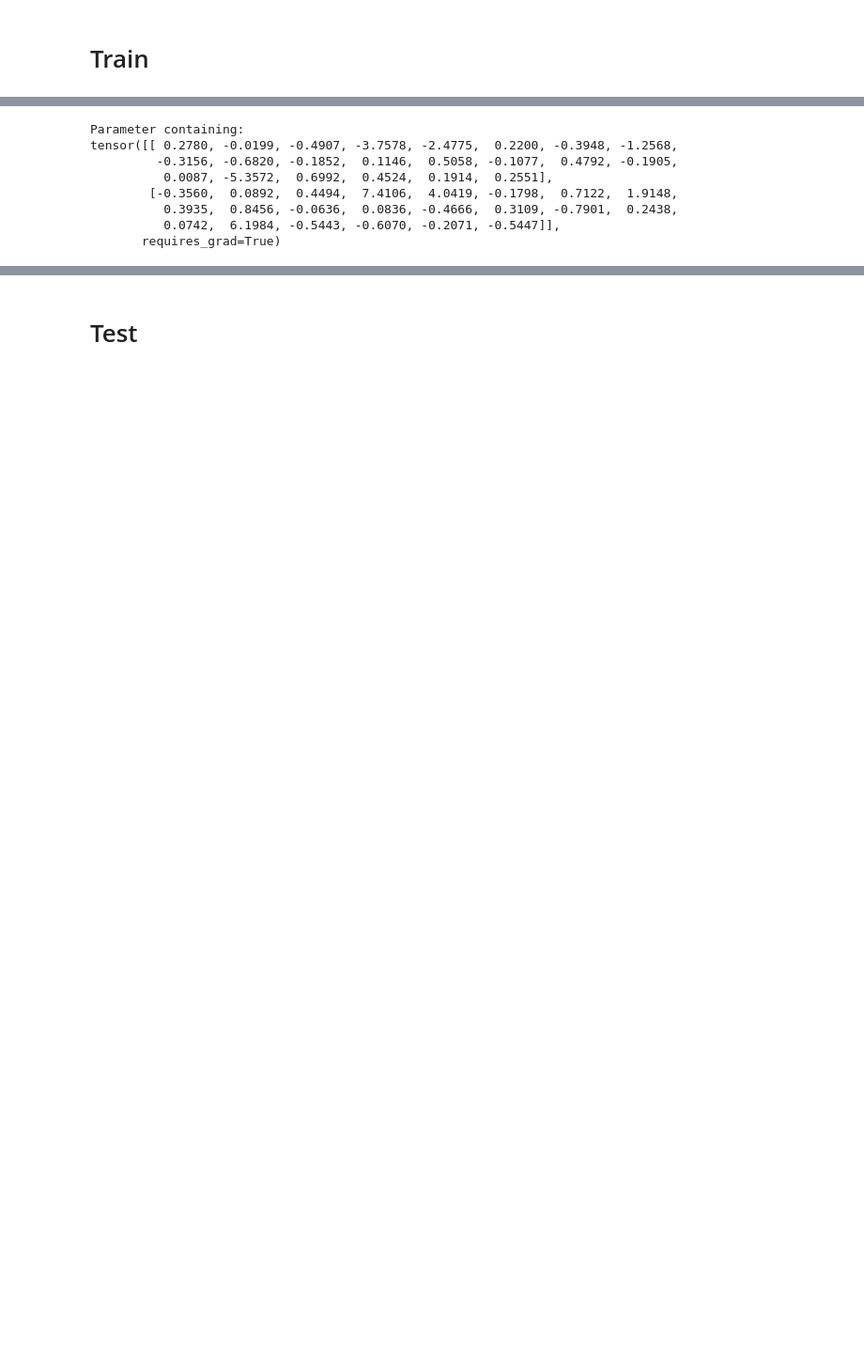
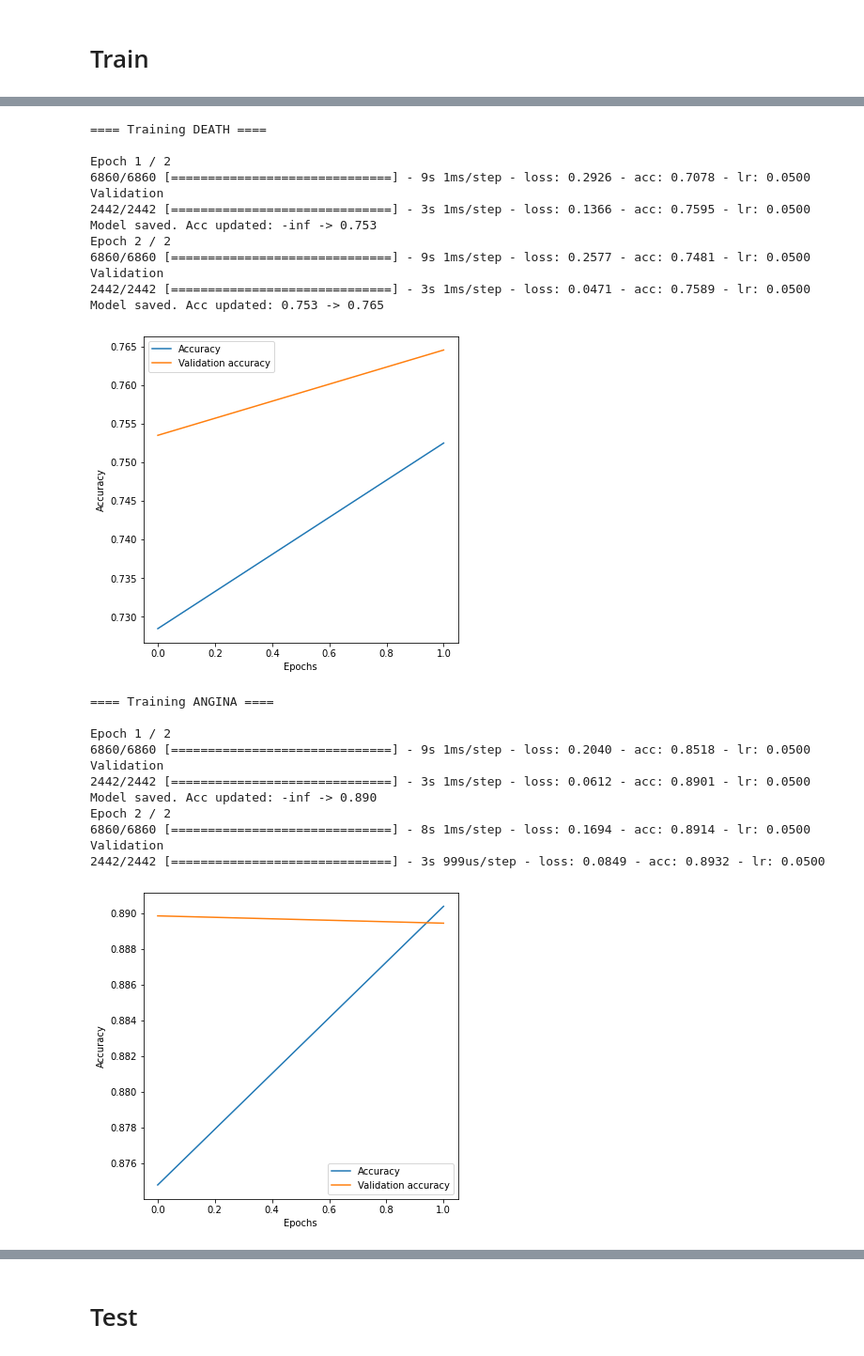
Before and after one commit to ninous-dev/heart-prediction, a Jupyter notebook: logistic_regression.ipynb, the cells around one changed output, grey strips where cells are left out. Shown at 94% size. Drawn from its saved outputs; the diff is of its cells as text; code cells hidden in the pictures; blank space fills up the shorter version.

```diff
--- a/logistic_regression.ipynb
+++ b/logistic_regression.ipynb
@@ -336,9 +356,3 @@ def compute_min_max(data_path, first_col_index=1, last_col_index=23):
 TEST_SPLIT = 0.2
 VALIDATION_SPLIT = 0.21
 TRAIN_SPLIT = 1 - TEST_SPLIT - VALIDATION_SPLIT
-# %%
-batch_size = 1
-
-dataset = HeatDeseaseDataset(data_path, any_disease=False)
-class_weights = compute_weight_class(dataset.y)
-train_dataloader, val_dataloader, test_dataloader = create_dataloaders(dataset, batch_size)
@@ -364,8 +433,0 @@ model = LogisticRegression(22,2)
-# %%
-trainer = Trainer(model, class_weights, loss='BCElogits', lr=0.05)
-# %%
-trainer.fit(
-    train_dataloader,
-    val_dataloader,
-    nb_epochs=20
-)
@@ -398,11 +434,50 @@ Index(['SEX', 'TOTCHOL', 'AGE', 'SYSBP', 'DIABP', 'CURSMOKE', 'CIGPDAY', 'BMI',
-# %%
-model.linear.weight
-# %% [output]
-Parameter containing:
-tensor([[ 0.2780, -0.0199, -0.4907, -3.7578, -2.4775,  0.2200, -0.3948, -1.2568,
-         -0.3156, -0.6820, -0.1852,  0.1146,  0.5058, -0.1077,  0.4792, -0.1905,
-          0.0087, -5.3572,  0.6992,  0.4524,  0.1914,  0.2551],
-        [-0.3560,  0.0892,  0.4494,  7.4106,  4.0419, -0.1798,  0.7122,  1.9148,
-          0.3935,  0.8456, -0.0636,  0.0836, -0.4666,  0.3109, -0.7901,  0.2438,
-          0.0742,  6.1984, -0.5443, -0.6070, -0.2071, -0.5447]],
-       requires_grad=True)
+# %%
+def train_labels(columns_names, data_path, nb_epochs=3, batch_size=1, display_history=True):
+    trainers = []
+
+    for i, column in enumerate(df.iloc[:, 23: 31].columns):
+        if not column in columns_names:
+            continue
+
+        dataset = HeartDeseaseDataset(data_path, any_disease=False, label_indexes=[23 + i, 24 + i])
+        train_dataloader, val_dataloader, test_dataloader = create_dataloaders(dataset, batch_size)
+
+        model = LogisticRegression(22,2)
+
+        trainer = Trainer(model, dataset.class_weights, loss='BCElogits', lr=0.05, label_name=column)
+        trainer.fit(train_dataloader, val_dataloader, nb_epochs=nb_epochs)
+        trainers.append(trainer)
+
+        if display_history:
+            trainer.display_history()
+
+        print("\n\n")
+    return trainers
+# %%
+trainers = train_labels(df.iloc[:, 23: 31].columns, data_path, 2)
+# %% [output]
+==== Training DEATH ====
+
+Epoch 1 / 2
+6860/6860 [==============================] - 9s 1ms/step - loss: 0.2926 - acc: 0.7078 - lr: 0.0500
+Validation
+2442/2442 [==============================] - 3s 1ms/step - loss: 0.1366 - acc: 0.7595 - lr: 0.0500
+Model saved. Acc updated: -inf -> 0.753
+Epoch 2 / 2
+6860/6860 [==============================] - 9s 1ms/step - loss: 0.2577 - acc: 0.7481 - lr: 0.0500
+Validation
+2442/2442 [==============================] - 3s 1ms/step - loss: 0.0471 - acc: 0.7589 - lr: 0.0500
+Model saved. Acc updated: 0.753 -> 0.765
+[figure, added]
+==== Training ANGINA ====
+
+Epoch 1 / 2
+6860/6860 [==============================] - 9s 1ms/step - loss: 0.2040 - acc: 0.8518 - lr: 0.0500
+Validation
+2442/2442 [==============================] - 3s 1ms/step - loss: 0.0612 - acc: 0.8901 - lr: 0.0500
+Model saved. Acc updated: -inf -> 0.890
+Epoch 2 / 2
+6860/6860 [==============================] - 8s 1ms/step - loss: 0.1694 - acc: 0.8914 - lr: 0.0500
+Validation
+2442/2442 [==============================] - 3s 999us/step - loss: 0.0849 - acc: 0.8932 - lr: 0.0500
+[figure, added]
```
Also changed, not shown: parts of 35 cells of this notebook.
